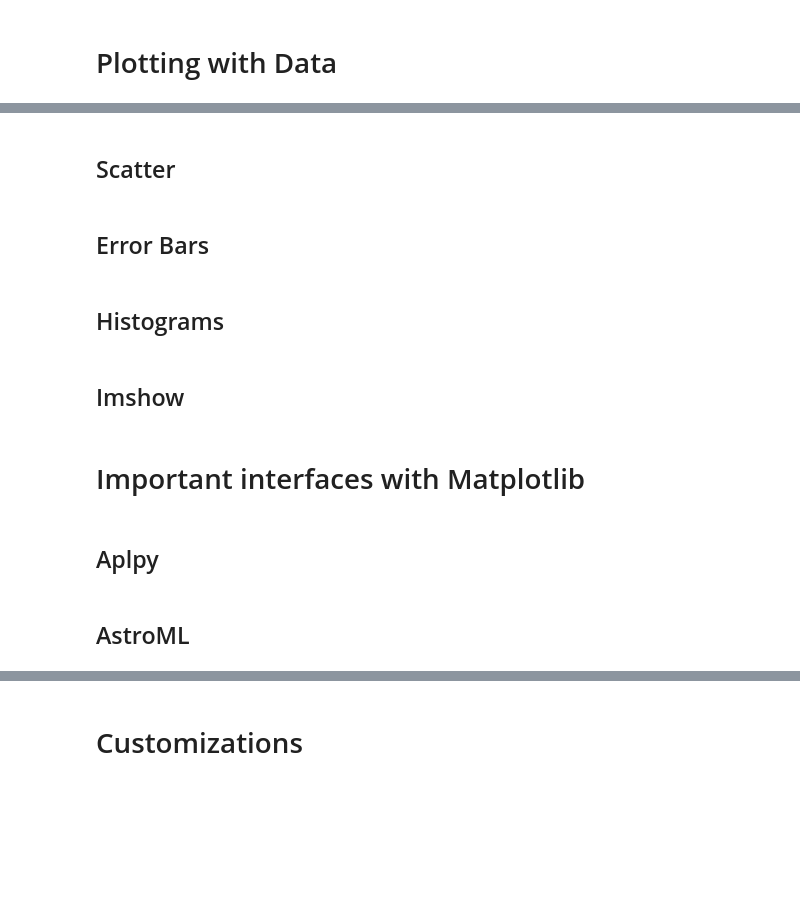
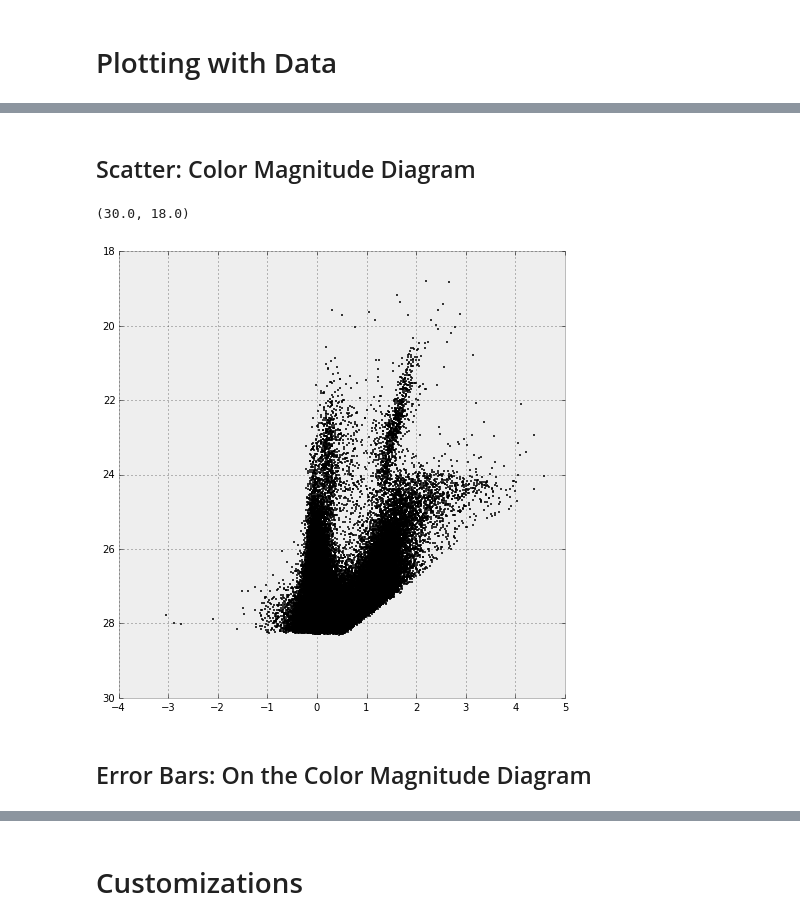
Before and after one commit to abostroem/2015-01-03-aas, a Jupyter notebook: intermediate/matplotlib/Plotting with matplotlib.ipynb, the cells around one changed output, grey strips where cells are left out. Cells and saved outputs as stored; diff of their text form; code cells hidden in the pictures; blank space fills up the shorter version.

Commit message:
finshed matplotlib lesson, probably no time for aplpy

```diff
--- a/intermediate/matplotlib/Plotting with matplotlib.ipynb
+++ b/intermediate/matplotlib/Plotting with matplotlib.ipynb
@@ -152,14 +167,33 @@ plt.draw()
+# %%
+from astropy.io import fits
+fitsfile = 'hlsp_angst_hst_acs-wfc_10605-ugc-5336_f555w-f814w_v1_gst.fits'
+# %%
+hdu = fits.open(fitsfile)
+data = hdu[1].data
+photsys = hdu[0].header['CAMERA']  # survey used ACS and WFPC2
+
+# the magnitude fields in the fits file are named MAG{1,2}_[photsys]
+mag1 = data['MAG1_%s' % photsys]
+mag2 = data['MAG2_%s' % photsys]
+mag1_err = data['MAG1_ERR']
+mag2_err = data['MAG2_ERR']
+
+color = mag1 - mag2
+color_err = np.sqrt(data['MAG1_ERR'] ** 2 + data['MAG2_ERR'] ** 2)
 # %% [markdown]
-## Scatter
+## Scatter: Color Magnitude Diagram
+# %%
+# these fits file contains stars that are recovered in only one filter
+# stars not recovered are given values >= 90. No need to plot them, messes up the autoscaling.
+good, = np.nonzero((np.abs(color) < 30) & (np.abs(mag2) < 30))
+
+fig, ax = plt.subplots(figsize=(8, 8))
+ax.plot(color[good], mag2[good], '.', color='black', ms=3)
+
+# CMDs have yaxis reversed, a simple way to reverse axis depend on autoscaling
+ax.set_ylim(ax.get_ylim()[::-1])
+# %% [output]
+(30.0, 18.0)
+[figure, added]
 # %% [markdown]
-## Error Bars
+## Error Bars: On the Color Magnitude Diagram
-# %% [markdown]
-## Histograms
-# %% [markdown]
-## Imshow
-# %% [markdown]
-# Important interfaces with Matplotlib
-# %% [markdown]
-## Aplpy
-# %% [markdown]
-## AstroML
```
Also changed, not shown: parts of 44 cells of this notebook, 1 other file.
